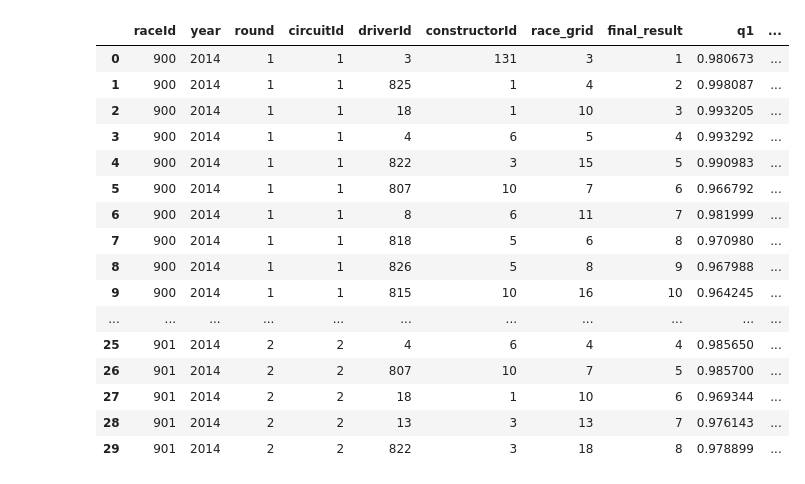
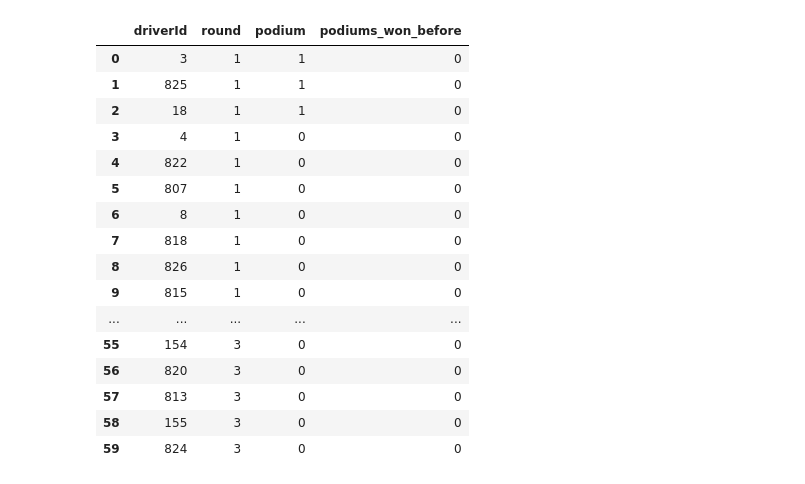
Before and after one commit to MehranAhmadzade/predict-f1-podium, a Jupyter notebook: main.ipynb, the cells around one changed output. Saved outputs shown, nothing was run; the diff lists cells and outputs as text; code cells hidden in the pictures.

```diff
--- a/main.ipynb
+++ b/main.ipynb
@@ -107,49 +107,55 @@ for c in ["q1", "q2", "q3"]:
 
 
 df["driverId"] = df["driverId"].astype("int")
 df["constructorId"] = df["constructorId"].astype("int")
 df["raceId"] = df["raceId"].astype("int")
 df["race_grid"] = df["race_grid"].astype("int")
 df["sprint_grid"] = df["sprint_grid"].astype("int")
 df["sprint_result"] = df["sprint_result"].astype("int")
 df["final_result"] = df["final_result"].astype("int")
 df["podium"] = (df["final_result"] <= 3).astype("int")
 
 
 # points up to that point of the season, we will use this as a feature to predict podiums
 # wins are also upt to that season
 df = df.sort_values(["year", "round"])
 g = df.groupby(["driverId", "year"])
 df["driver_points"] = g["driver_points"].shift(1).fillna(0).astype(int)
 df["driver_wins"] = g["driver_wins"].shift(1).fillna(0).astype(int)
 
 # because we have two driver per constructor we need to delete duplicates of constructorid and then shift 1
 teams = df[["raceId", "year", "round", "constructorId", "constructor_points", "constructor_wins"]].drop_duplicates(["raceId", "constructorId"])
 teams = teams.sort_values(["year", "round"])
 g = teams.groupby(["constructorId", "year"])
 teams["constructor_points"] = g["constructor_points"].shift(1).fillna(0).astype(int)
 teams["constructor_wins"] = g["constructor_wins"].shift(1).fillna(0).astype(int)
 df = df.drop(columns=["constructor_points", "constructor_wins"])
 df = df.merge(teams[["raceId", "constructorId", "constructor_points", "constructor_wins"]],
               on=["raceId", "constructorId"], how="left")
 
-df.head(30)
+# podiums won before show how many podiums the driver has won before that race
+df = df.sort_values(["year", "round"])
+df["podiums_won_before"] = (
+    df.groupby(["driverId", "year"])["podium"].cumsum() - df["podium"]
+)
+
+df[["driverId", "round", "podium", "podiums_won_before"]].head(60)
 # %% [output]
-|  | raceId | year | round | circuitId | driverId | constructorId | race_grid | final_result | q1 | ... |
-| 0 | 900 | 2014 | 1 | 1 | 3 | 131 | 3 | 1 | 0.980673 | ... |
-| 1 | 900 | 2014 | 1 | 1 | 825 | 1 | 4 | 2 | 0.998087 | ... |
-| 2 | 900 | 2014 | 1 | 1 | 18 | 1 | 10 | 3 | 0.993205 | ... |
-| 3 | 900 | 2014 | 1 | 1 | 4 | 6 | 5 | 4 | 0.993292 | ... |
-| 4 | 900 | 2014 | 1 | 1 | 822 | 3 | 15 | 5 | 0.990983 | ... |
-| 5 | 900 | 2014 | 1 | 1 | 807 | 10 | 7 | 6 | 0.966792 | ... |
-| 6 | 900 | 2014 | 1 | 1 | 8 | 6 | 11 | 7 | 0.981999 | ... |
-| 7 | 900 | 2014 | 1 | 1 | 818 | 5 | 6 | 8 | 0.970980 | ... |
-| 8 | 900 | 2014 | 1 | 1 | 826 | 5 | 8 | 9 | 0.967988 | ... |
-| 9 | 900 | 2014 | 1 | 1 | 815 | 10 | 16 | 10 | 0.964245 | ... |
-| ... | ... | ... | ... | ... | ... | ... | ... | ... | ... | ... |
-| 25 | 901 | 2014 | 2 | 2 | 4 | 6 | 4 | 4 | 0.985650 | ... |
-| 26 | 901 | 2014 | 2 | 2 | 807 | 10 | 7 | 5 | 0.985700 | ... |
-| 27 | 901 | 2014 | 2 | 2 | 18 | 1 | 10 | 6 | 0.969344 | ... |
-| 28 | 901 | 2014 | 2 | 2 | 13 | 3 | 13 | 7 | 0.976143 | ... |
-| 29 | 901 | 2014 | 2 | 2 | 822 | 3 | 18 | 8 | 0.978899 | ... |
+|  | driverId | round | podium | podiums_won_before |
+| 0 | 3 | 1 | 1 | 0 |
+| 1 | 825 | 1 | 1 | 0 |
+| 2 | 18 | 1 | 1 | 0 |
+| 3 | 4 | 1 | 0 | 0 |
+| 4 | 822 | 1 | 0 | 0 |
+| 5 | 807 | 1 | 0 | 0 |
+| 6 | 8 | 1 | 0 | 0 |
+| 7 | 818 | 1 | 0 | 0 |
+| 8 | 826 | 1 | 0 | 0 |
+| 9 | 815 | 1 | 0 | 0 |
+| ... | ... | ... | ... | ... |
+| 55 | 154 | 3 | 0 | 0 |
+| 56 | 820 | 3 | 0 | 0 |
+| 57 | 813 | 3 | 0 | 0 |
+| 58 | 155 | 3 | 0 | 0 |
+| 59 | 824 | 3 | 0 | 0 |
 # %%
```
Also changed, not shown: parts of 6 cells of this notebook.
